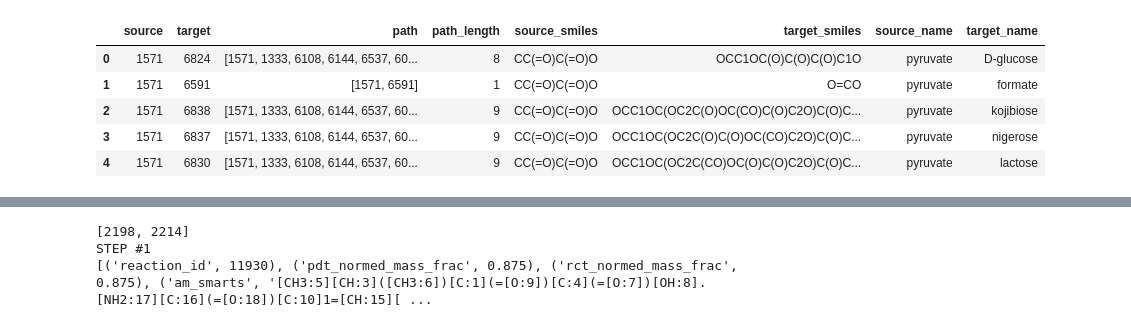
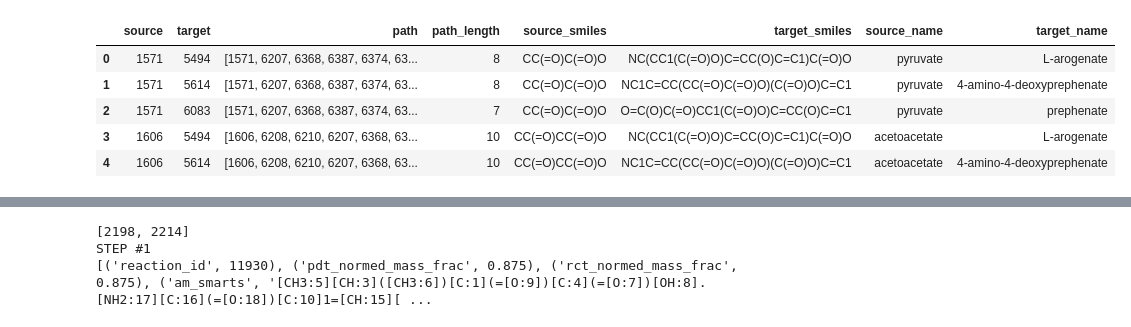
Before and after one commit to stefanpate/krxns, a Jupyter notebook: notebooks/examine_known_paths.ipynb, the cells around one changed output, grey strips where cells are left out. Cells and saved outputs as stored; diff of their text form; code cells hidden in the pictures.

```diff
--- a/notebooks/examine_known_paths.ipynb
+++ b/notebooks/examine_known_paths.ipynb
@@ -32,3 +29,5 @@ The autoreload extension is already loaded. To reload it, use:
+# %%
+cfg.targets = "qty_c_cpds"
 # %%
 _std_smi = partial(standardize_smiles, quiet=True, neutralization_mode="simple")
 sources = pd.read_csv(
@@ -67,15 +66,15 @@ G.add_edges_from(edges)
 shortest_paths = dict(G.shortest_path())
 # %%
 paths = pd.read_parquet(
-    Path(cfg.filepaths.processed_data) / "known_paths_ccm_aa_to_bottle_targets_24_retro_pnmc_lb_0.33_rnmc_lb_0.33_sources_default_sources_s_as_sources_True.parquet"
+    Path(cfg.filepaths.processed_data) / f"known_paths_{cfg.starters}_to_{cfg.targets}_pnmc_lb_{cfg.pnmc_lb}_rnmc_lb_{cfg.rnmc_lb}_sources_{cfg.sources}_s_as_sources_{cfg.starters_as_sources}.parquet"
 )
 paths.head()
 # %% [output]
 |  | source | target | path | path_length | source_smiles | target_smiles | source_name | target_name |
-| 0 | 1571 | 6824 | [1571, 1333, 6108, 6144, 6537, 60... | 8 | CC(=O)C(=O)O | OCC1OC(O)C(O)C(O)C1O | pyruvate | D-glucose |
-| 1 | 1571 | 6591 | [1571, 6591] | 1 | CC(=O)C(=O)O | O=CO | pyruvate | formate |
-| 2 | 1571 | 6838 | [1571, 1333, 6108, 6144, 6537, 60... | 9 | CC(=O)C(=O)O | OCC1OC(OC2C(O)OC(CO)C(O)C2O)C(O)C... | pyruvate | kojibiose |
-| 3 | 1571 | 6837 | [1571, 1333, 6108, 6144, 6537, 60... | 9 | CC(=O)C(=O)O | OCC1OC(OC2C(O)C(O)OC(CO)C2O)C(O)C... | pyruvate | nigerose |
-| 4 | 1571 | 6830 | [1571, 1333, 6108, 6144, 6537, 60... | 9 | CC(=O)C(=O)O | OCC1OC(OC2C(CO)OC(O)C(O)C2O)C(O)C... | pyruvate | lactose |
+| 0 | 1571 | 5494 | [1571, 6207, 6368, 6387, 6374, 63... | 8 | CC(=O)C(=O)O | NC(CC1(C(=O)O)C=CC(O)C=C1)C(=O)O | pyruvate | L-arogenate |
+| 1 | 1571 | 5614 | [1571, 6207, 6368, 6387, 6374, 63... | 8 | CC(=O)C(=O)O | NC1C=CC(CC(=O)C(=O)O)(C(=O)O)C=C1 | pyruvate | 4-amino-4-deoxyprephenate |
+| 2 | 1571 | 6083 | [1571, 6207, 6368, 6387, 6374, 63... | 7 | CC(=O)C(=O)O | O=C(O)C(=O)CC1(C(=O)O)C=CC(O)C=C1 | pyruvate | prephenate |
+| 3 | 1606 | 5494 | [1606, 6208, 6210, 6207, 6368, 63... | 10 | CC(=O)CC(=O)O | NC(CC1(C(=O)O)C=CC(O)C=C1)C(=O)O | acetoacetate | L-arogenate |
+| 4 | 1606 | 5614 | [1606, 6208, 6210, 6207, 6368, 63... | 10 | CC(=O)CC(=O)O | NC1C=CC(CC(=O)C(=O)O)(C(=O)O)C=C1 | acetoacetate | 4-amino-4-deoxyprephenate |
 # %%
 paths.sort_values(by="path_length", ascending=True, inplace=True)
```
Also changed, not shown: parts of 4 cells of this notebook, 3 other files.
